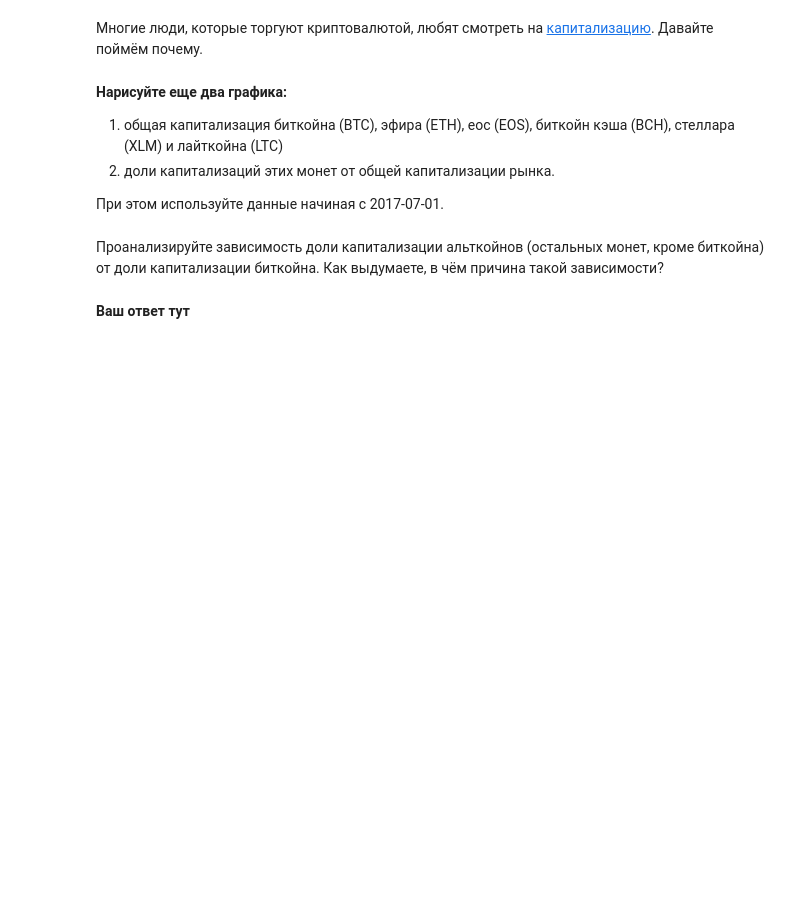
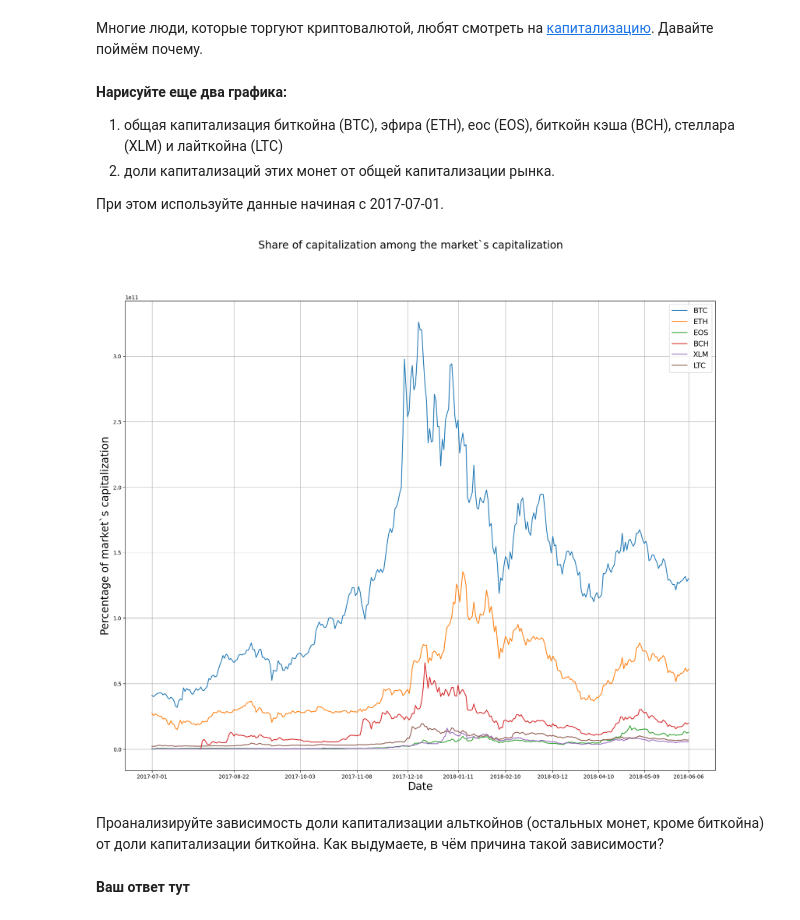
Before and after one commit to Vlad-Mikhaylov/python_lab, a Jupyter notebook: matplotlib&pandas_lab.ipynb, the cells around one changed output. Cells and saved outputs as stored; diff of their text form; code cells hidden in the pictures; blank space fills up the shorter version.

```diff
--- a/matplotlib&pandas_lab.ipynb
+++ b/matplotlib&pandas_lab.ipynb
@@ -286,6 +287,41 @@ plot_bollinger_bands(coins=coins, symbol='EOS', window=21, width=2)  # тут д
 2. доли капитализаций этих монет от общей капитализации рынка.
 
 При этом используйте данные начиная с 2017-07-01.
+# %%
+def plot_coins_capitalizations(coins, symbols, start_date):
+    fontsize_ = 20
+    table = coins[start_date:]
+    market = table.groupby(table.index)['market'].agg(sum)
+    market = pd.DataFrame(market)
+    fig = plt.figure(figsize=(20, 16))
+    fig.suptitle('Total capitalization', fontsize = 40)
+    fig.suptitle('Share of capitalization among the market`s capitalization', fontsize = fontsize_)
+    ax = fig.add_subplot(1, 1, 1)
+    for unit in symbols:
+        unit_data = table[table['symbol'] == unit]
+        ax.plot(unit_data.index, unit_data.market, label = unit)
+    ax.legend(loc = 'best', fontsize = 14)
+    ax.set_xticks(table.index.values[::table.shape[0] // 10])
+    ax.set_xlabel('Date', fontsize = fontsize_)
+    ax.set_ylabel('Percentage of market`s capitalization', fontsize = fontsize_)
+    ax.grid(True)
+    plt.show()
+    for unit in symbols:
+        unit_data = table.loc[table['symbol'] == unit, ['market']]
+        proportion = unit_data / market * 100
+        ax.plot(proportion.index, proportion.market, label = unit)
+    ax.grid(True)
+    ax.legend(fontsize = fontsize_)
+    ax.set_xticks(table.index.values[::table.shape[0] // 10])
+    plt.show()
+# %%
+plot_coins_capitalizations(
+    coins=coins,
+    symbols=('BTC', 'ETH', 'EOS', 'BCH', 'XLM', 'LTC'),
+    start_date='2017-07-01'
+)
+# %% [output]
+[figure, added]
 # %% [markdown]
 Проанализируйте зависимость доли капитализации альткойнов (остальных монет, кроме биткойна) от доли капитализации биткойна. Как выдумаете, в чём причина такой зависимости?
 # %% [markdown]
```
Also changed, not shown: parts of 4 cells of this notebook.
